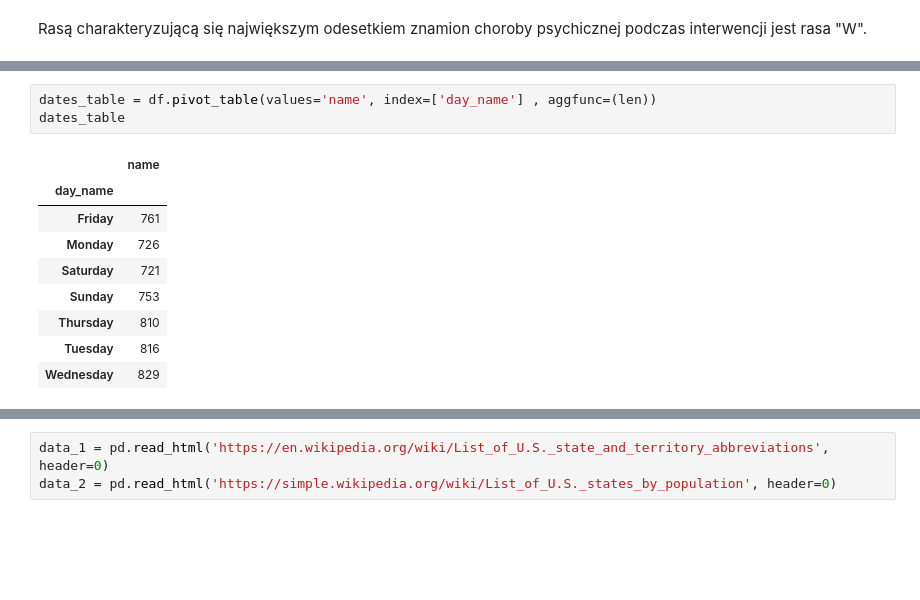
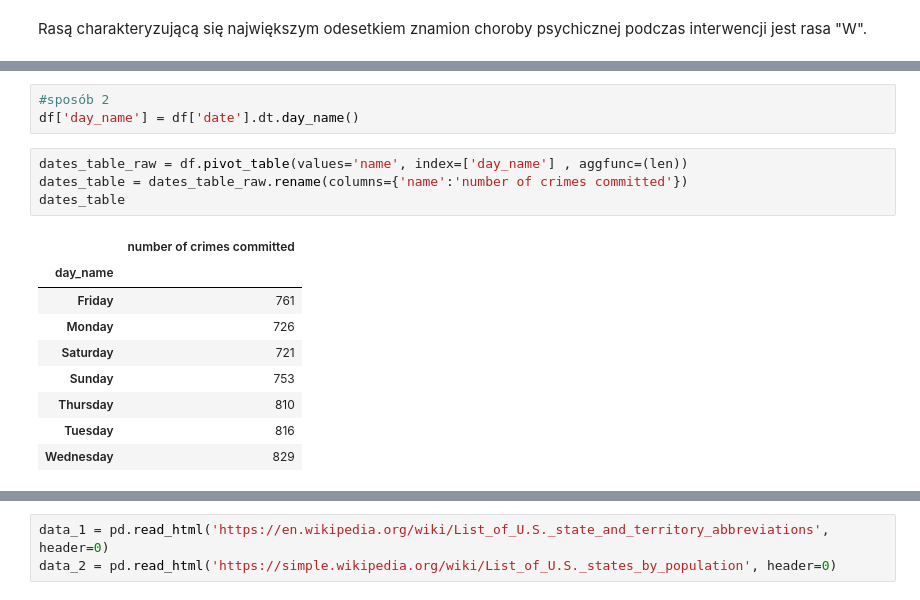
Before and after one commit to RafalRazny/15_analizy, a Jupyter notebook: 15_1_zadanie_crime.ipynb, the cells around one changed output, grey strips where cells are left out. Cells and saved outputs as stored; diff of their text form; blank space fills up the shorter version.

```diff
--- a/15_1_zadanie_crime.ipynb
+++ b/15_1_zadanie_crime.ipynb
@@ -129,8 +158,12 @@ df
+# %%
+#sposób 2
+df['day_name'] = df['date'].dt.day_name()
 # %%
-dates_table = df.pivot_table(values='name', index=['day_name'] , aggfunc=(len))
+dates_table_raw = df.pivot_table(values='name', index=['day_name'] , aggfunc=(len))
+dates_table = dates_table_raw.rename(columns={'name':'number of crimes committed'})
 dates_table
 # %% [output]
-|  | name |
+|  | number of crimes committed |
 | day_name |  |
 | Friday | 761 |
 | Monday | 726 |
```
Also changed, not shown: parts of 14 cells of this notebook.
